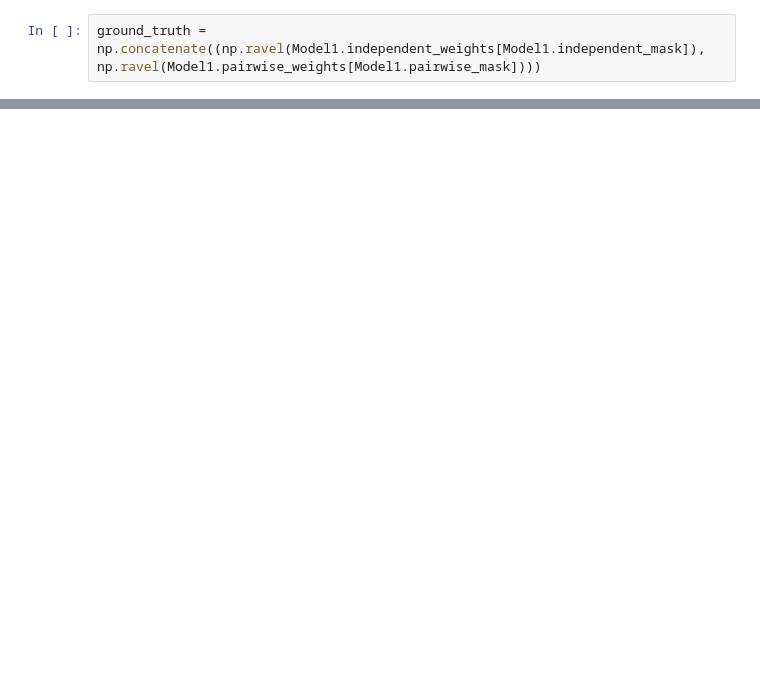
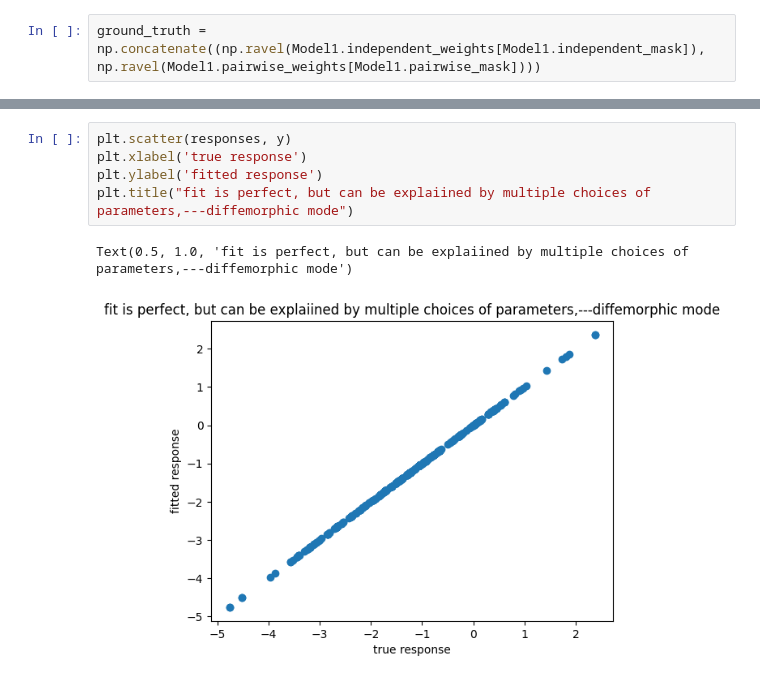
Before and after one commit to swagatam101/doe, a Jupyter notebook: DOE_SOLD_manual1.ipynb, the cells around one changed output, grey strips where cells are left out. Saved outputs shown, nothing was run; the diff lists cells and outputs as text; blank space fills up the shorter version.

```diff
--- a/DOE_SOLD_manual1.ipynb
+++ b/DOE_SOLD_manual1.ipynb
@@ -158,0 +161,8 @@ Text(0, 0.5, 'fitted params')
+# %%
+plt.scatter(responses, y)
+plt.xlabel('true response')
+plt.ylabel('fitted response')
+plt.title("fit is perfect, but can be explaiined by multiple choices of parameters,---diffemorphic mode")
+# %% [output]
+Text(0.5, 1.0, 'fit is perfect, but can be explaiined by multiple choices of parameters,---diffemorphic mode')
+[figure, added]
```
Also changed, not shown: parts of 13 cells of this notebook, 1 other file.
